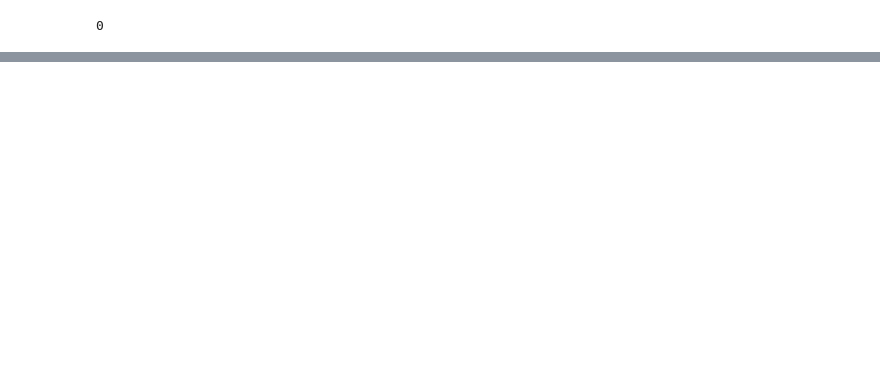
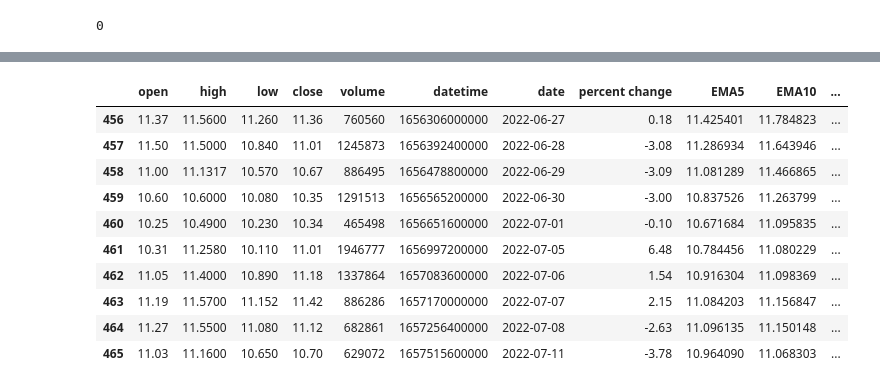
Before and after one commit to CodeCerebro/tpa, a Jupyter notebook: tda.ipynb, the cells around one changed output, grey strips where cells are left out. Saved outputs shown, nothing was run; the diff lists cells and outputs as text; code cells hidden in the pictures; blank space fills up the shorter version.

```diff
--- a/tda.ipynb
+++ b/tda.ipynb
@@ -270,0 +284,14 @@ daily_ret['XLC'].tail(20)
+# %%
+hp_df['msos'.upper()].tail(10)
+# %% [output]
+|  | open | high | low | close | volume | datetime | date | percent change | EMA5 | EMA10 | ... |
+| 456 | 11.37 | 11.5600 | 11.260 | 11.36 | 760560 | 1656306000000 | 2022-06-27 | 0.18 | 11.425401 | 11.784823 | ... |
+| 457 | 11.50 | 11.5000 | 10.840 | 11.01 | 1245873 | 1656392400000 | 2022-06-28 | -3.08 | 11.286934 | 11.643946 | ... |
+| 458 | 11.00 | 11.1317 | 10.570 | 10.67 | 886495 | 1656478800000 | 2022-06-29 | -3.09 | 11.081289 | 11.466865 | ... |
+| 459 | 10.60 | 10.6000 | 10.080 | 10.35 | 1291513 | 1656565200000 | 2022-06-30 | -3.00 | 10.837526 | 11.263799 | ... |
+| 460 | 10.25 | 10.4900 | 10.230 | 10.34 | 465498 | 1656651600000 | 2022-07-01 | -0.10 | 10.671684 | 11.095835 | ... |
+| 461 | 10.31 | 11.2580 | 10.110 | 11.01 | 1946777 | 1656997200000 | 2022-07-05 | 6.48 | 10.784456 | 11.080229 | ... |
+| 462 | 11.05 | 11.4000 | 10.890 | 11.18 | 1337864 | 1657083600000 | 2022-07-06 | 1.54 | 10.916304 | 11.098369 | ... |
+| 463 | 11.19 | 11.5700 | 11.152 | 11.42 | 886286 | 1657170000000 | 2022-07-07 | 2.15 | 11.084203 | 11.156847 | ... |
+| 464 | 11.27 | 11.5500 | 11.080 | 11.12 | 682861 | 1657256400000 | 2022-07-08 | -2.63 | 11.096135 | 11.150148 | ... |
+| 465 | 11.03 | 11.1600 | 10.650 | 10.70 | 629072 | 1657515600000 | 2022-07-11 | -3.78 | 10.964090 | 11.068303 | ... |
```
Also changed, not shown: parts of 9 cells of this notebook.
